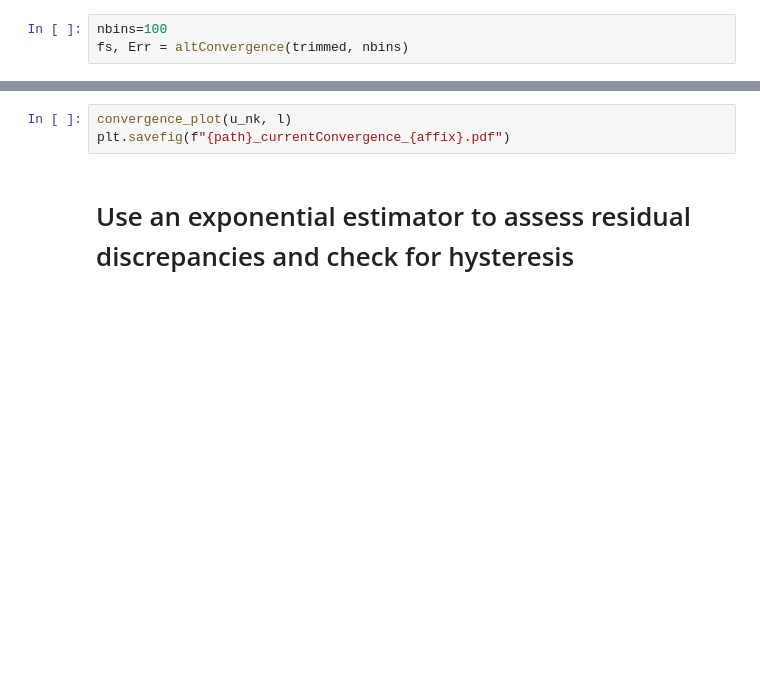
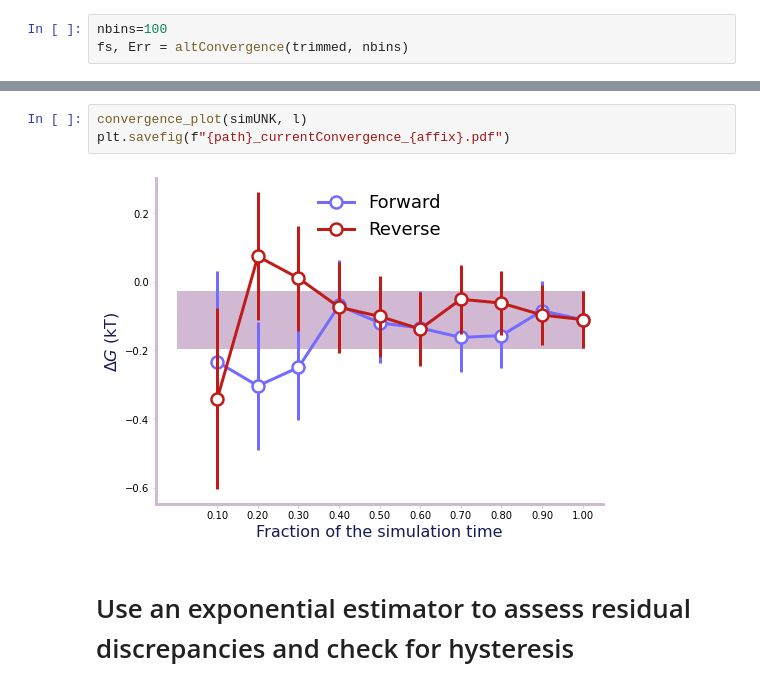
Before and after one commit to BranniganLab/safep, a Jupyter notebook: SimulatedData.ipynb, the cells around one changed output, grey strips where cells are left out. Saved outputs shown, nothing was run; the diff lists cells and outputs as text; blank space fills up the shorter version.

```diff
--- a/SimulatedData.ipynb
+++ b/SimulatedData.ipynb
@@ -262,6 +271,8 @@ plt.show()
 # %%
-convergence_plot(u_nk, l)
+convergence_plot(simUNK, l)
 plt.savefig(f"{path}_currentConvergence_{affix}.pdf")
+# %% [output]
+[figure, added]
 # %% [markdown]
 
 # Use an exponential estimator to assess residual discrepancies and check for hysteresis
```
Also changed, not shown: parts of 23 cells of this notebook, 1 other file.
